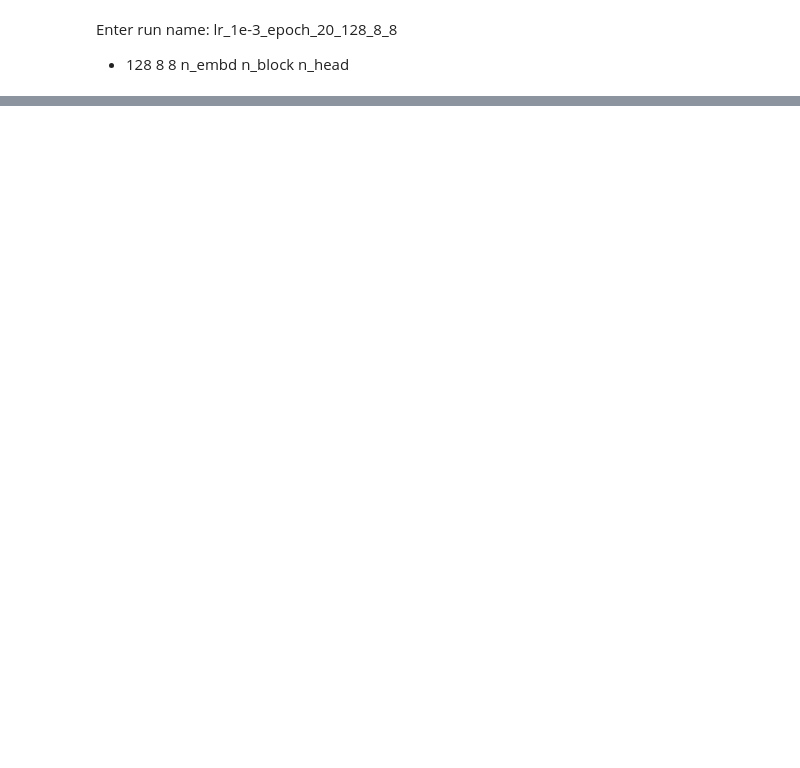
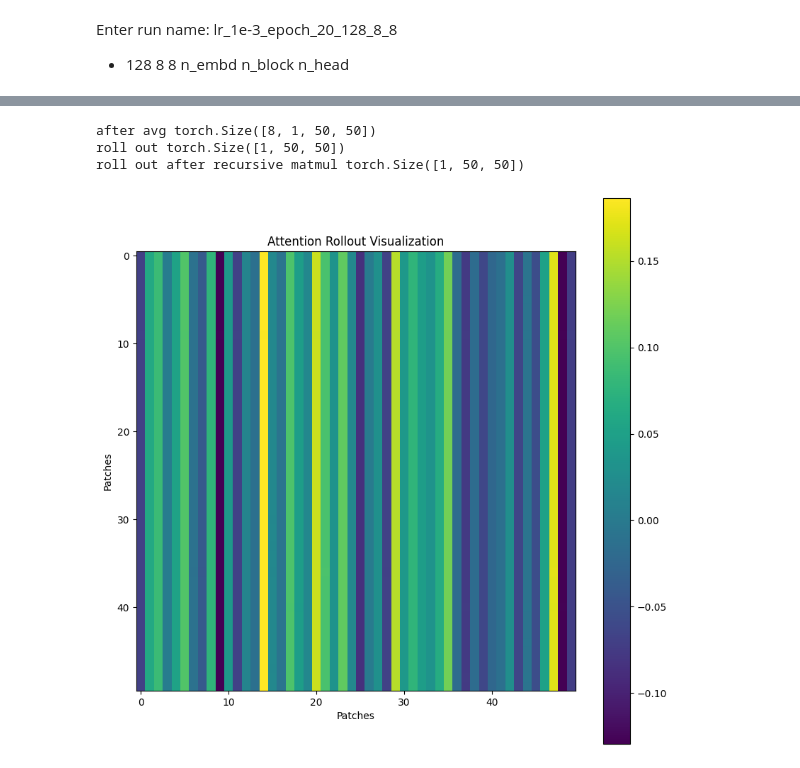
Before and after one commit to thenaivekid/Vision-Transformer-From-Scratch, a Jupyter notebook: Implementing_VIT.ipynb, the cells around one changed output, grey strips where cells are left out. Drawn from its saved outputs; the diff is of its cells as text; code cells hidden in the pictures; blank space fills up the shorter version.

```diff
--- a/Implementing_VIT.ipynb
+++ b/Implementing_VIT.ipynb
@@ -468,0 +498,8 @@ Mounted at /content/drive
+# %%
+attention_maps = []
+batch = next(iter(val_loader))
+images, labels = batch["image"], batch["label"]
+model.eval()
+print(model(torch.rand((1,1,28,28)).to(device)).max(1), labels[0])
+print(f"Number of attention maps (layers): {len(attention_maps)}")
+print(f"Shape of attention map for one layer: {attention_maps[0].shape}")
@@ -468,0 +529,39 @@ Mounted at /content/drive
+# %%
+attentions = torch.stack(attention_maps)
+import torch
+import matplotlib.pyplot as plt
+
+# Assuming `attentions` has shape (num_layers, batch_size, n_heads, num_patches, num_patches)
+num_layers, batch_size, n_heads, num_patches, _ = attentions.shape
+
+# Average over heads: (num_layers, batch_size, n_heads, num_patches, num_patches) -> (num_layers, batch_size, num_patches, num_patches)
+average_attentions = attentions.mean(dim=2)
+print(f"after avg {average_attentions.shape}")
+
+# Initialize rollout attention with identity matrix
+rollout_attention = torch.eye(num_patches).unsqueeze(0).repeat(batch_size, 1, 1)
+print(f"roll out {rollout_attention.shape}")
+# Compute attention rollout
+for layer_attention in average_attentions:
+    # Add residual connection
+    layer_attention = layer_attention + torch.eye(num_patches).unsqueeze(0)
+    layer_attention = layer_attention / layer_attention.sum(dim=-1, keepdim=True)  # Normalize rows
+    rollout_attention = torch.matmul(rollout_attention, layer_attention)
+print(f"roll out after recursive matmul {rollout_attention.shape}")
+
+# Visualize the attention for the CLS token to input patches (assuming CLS token is at index 0)
+cls_attention = rollout_attention[0, :, :]  # Exclude CLS itself
+
+# Plot attention for the first sample in the batch
+plt.figure(figsize=(10, 10))
+plt.imshow(cls_attention.detach().cpu().numpy(), cmap="viridis")
+plt.colorbar()
+plt.title("Attention Rollout Visualization")
+plt.xlabel("Patches")
+plt.ylabel("Patches")
+plt.show()
+# %% [output]
+after avg torch.Size([8, 1, 50, 50])
+roll out torch.Size([1, 50, 50])
+roll out after recursive matmul torch.Size([1, 50, 50])
+[figure, added]
```
Also changed, not shown: parts of 22 cells of this notebook, 1 other file.
